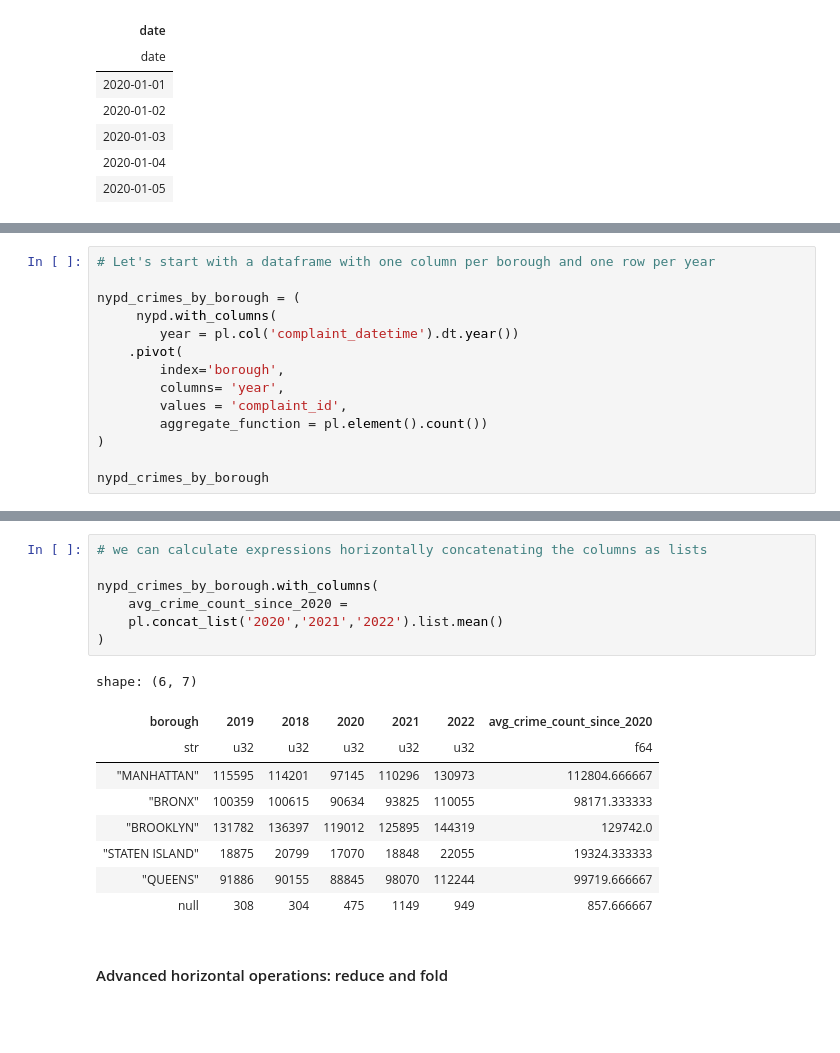
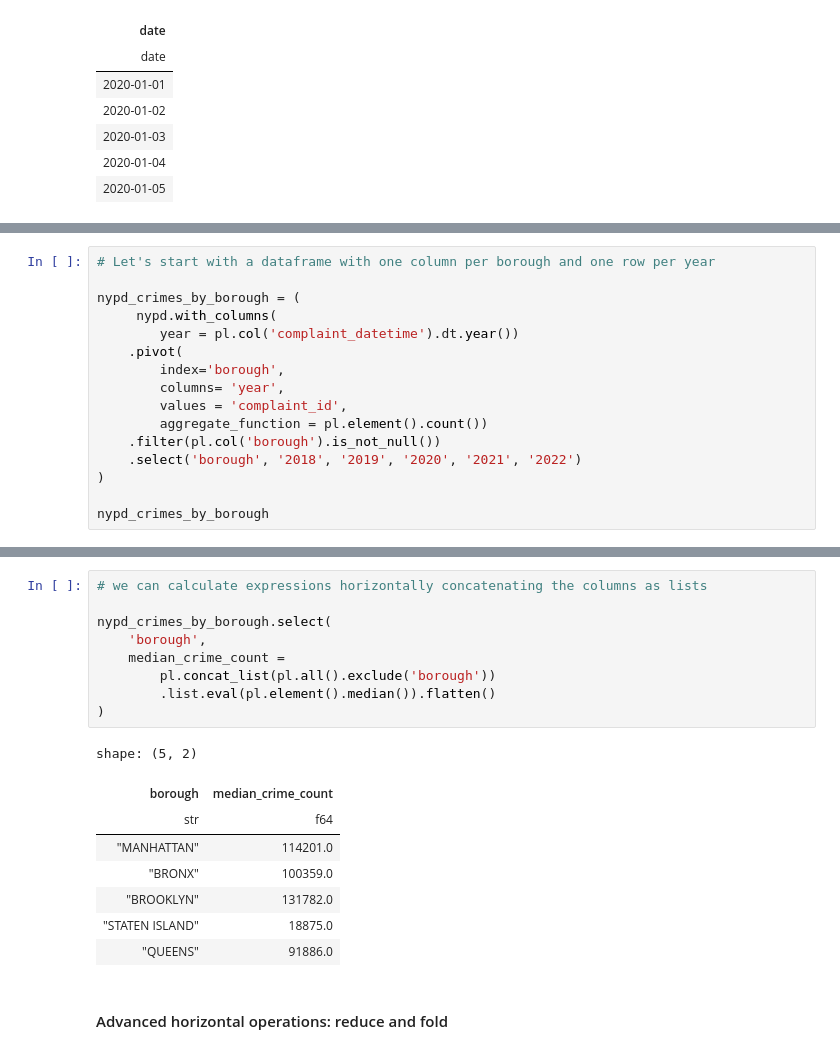
Before and after one commit to PacktPublishing/Data-Analysis-with-Polars, a Jupyter notebook: chapter_04/04.1_Advanced_data_transformation.ipynb, the cells around one changed output, grey strips where cells are left out. Saved outputs shown, nothing was run; the diff lists cells and outputs as text; blank space fills up the shorter version.

```diff
--- a/chapter_04/04.1_Advanced_data_transformation.ipynb
+++ b/chapter_04/04.1_Advanced_data_transformation.ipynb
@@ -580,6 +622,8 @@ nypd_crimes_by_borough = (
         columns= 'year',
         values = 'complaint_id',
         aggregate_function = pl.element().count())
+    .filter(pl.col('borough').is_not_null())
+    .select('borough', '2018', '2019', '2020', '2021', '2022')
 )
 
 nypd_crimes_by_borough
@@ -596,20 +675,21 @@ shape: (6, 6)
 # %%
 # we can calculate expressions horizontally concatenating the columns as lists
 
-nypd_crimes_by_borough.with_columns(
-    avg_crime_count_since_2020 =
-    pl.concat_list('2020','2021','2022').list.mean()
+nypd_crimes_by_borough.select(
+    'borough',
+    median_crime_count =
+        pl.concat_list(pl.all().exclude('borough'))
+        .list.eval(pl.element().median()).flatten()
 )
 # %% [output]
-shape: (6, 7)
+shape: (5, 2)
-| borough | 2019 | 2018 | 2020 | 2021 | 2022 | avg_crime_count_since_2020 |
-| str | u32 | u32 | u32 | u32 | u32 | f64 |
-| "MANHATTAN" | 115595 | 114201 | 97145 | 110296 | 130973 | 112804.666667 |
-| "BRONX" | 100359 | 100615 | 90634 | 93825 | 110055 | 98171.333333 |
-| "BROOKLYN" | 131782 | 136397 | 119012 | 125895 | 144319 | 129742.0 |
-| "STATEN ISLAND" | 18875 | 20799 | 17070 | 18848 | 22055 | 19324.333333 |
-| "QUEENS" | 91886 | 90155 | 88845 | 98070 | 112244 | 99719.666667 |
-| null | 308 | 304 | 475 | 1149 | 949 | 857.666667 |
+| borough | median_crime_count |
+| str | f64 |
+| "MANHATTAN" | 114201.0 |
+| "BRONX" | 100359.0 |
+| "BROOKLYN" | 131782.0 |
+| "STATEN ISLAND" | 18875.0 |
+| "QUEENS" | 91886.0 |
 # %% [markdown]
 #### Advanced horizontal operations: reduce and fold
 # %%
```
Also changed, not shown: parts of 50 cells of this notebook, 2 other files.
